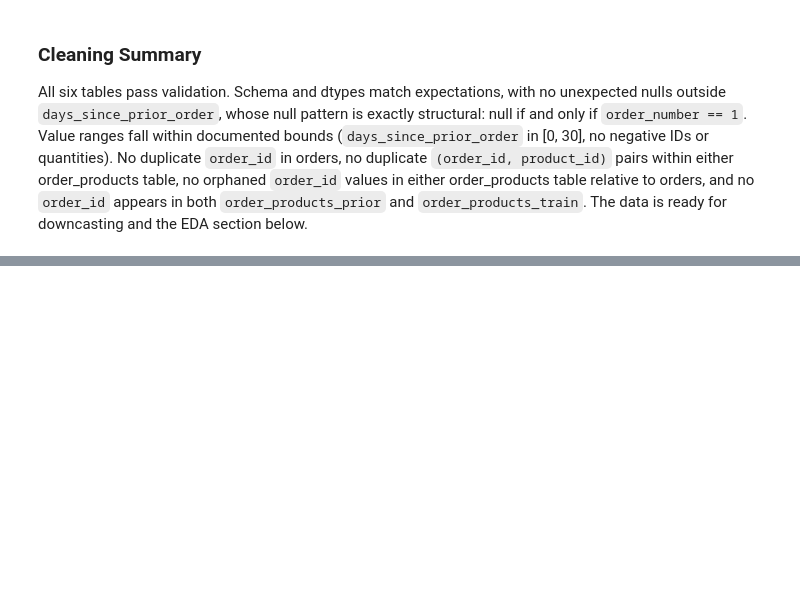
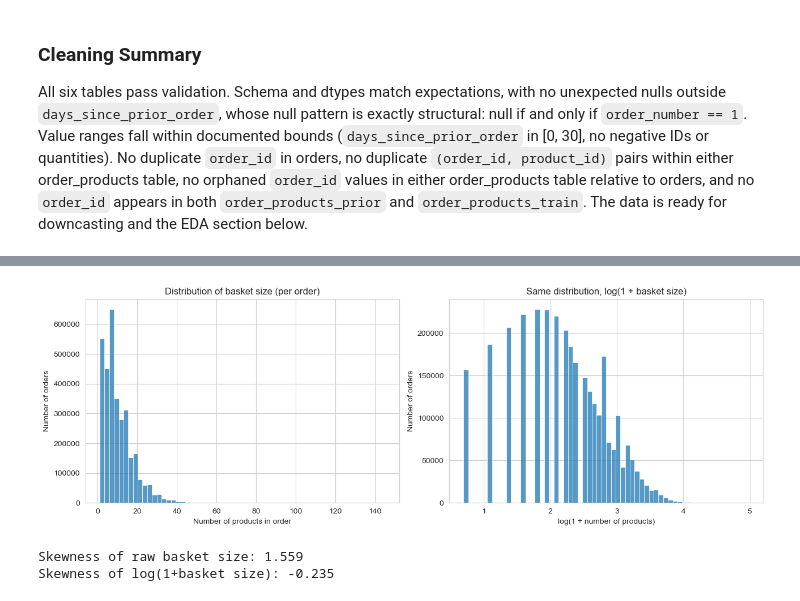
Before and after one commit to AdelinChaushev/Instacart-Market-Basket-Analysis, a Jupyter notebook: notebooks/EDA.ipynb, the cells around one changed output, grey strips where cells are left out. Cells and saved outputs as stored; diff of their text form; code cells hidden in the pictures; blank space fills up the shorter version.

```diff
--- a/notebooks/EDA.ipynb
+++ b/notebooks/EDA.ipynb
@@ -195,0 +413,4 @@ All six tables pass validation. Schema and dtypes match expectations, with no un
+# %%
+basket_size_per_order = order_products_prior.groupby("order_id").size()
+
+print(basket_size_per_order.describe())
@@ -195,0 +427,26 @@ All six tables pass validation. Schema and dtypes match expectations, with no un
+# %%
+fig, axes = plt.subplots(1, 2, figsize=(13, 4.5))
+
+sns.histplot(basket_size_per_order, bins=60, ax=axes[0])
+axes[0].set_title("Distribution of basket size (per order)")
+axes[0].set_xlabel("Number of products in order")
+axes[0].set_ylabel("Number of orders")
+
+sns.histplot(np.log1p(basket_size_per_order), bins=60, ax=axes[1])
+axes[1].set_title("Same distribution, log(1 + basket size)")
+axes[1].set_xlabel("log(1 + number of products)")
+axes[1].set_ylabel("Number of orders")
+
+plt.tight_layout()
+plt.show()
+# %% [output]
+[figure, added]
+# %%
+
+log_basket = np.log1p(basket_size_per_order)
+
+print(f"Skewness of raw basket size: {stats.skew(basket_size_per_order):.3f}")
+print(f"Skewness of log(1+basket size): {stats.skew(log_basket):.3f}")
+# %% [output]
+Skewness of raw basket size: 1.559
+Skewness of log(1+basket size): -0.235
```
Also changed, not shown: parts of 50 cells of this notebook.
